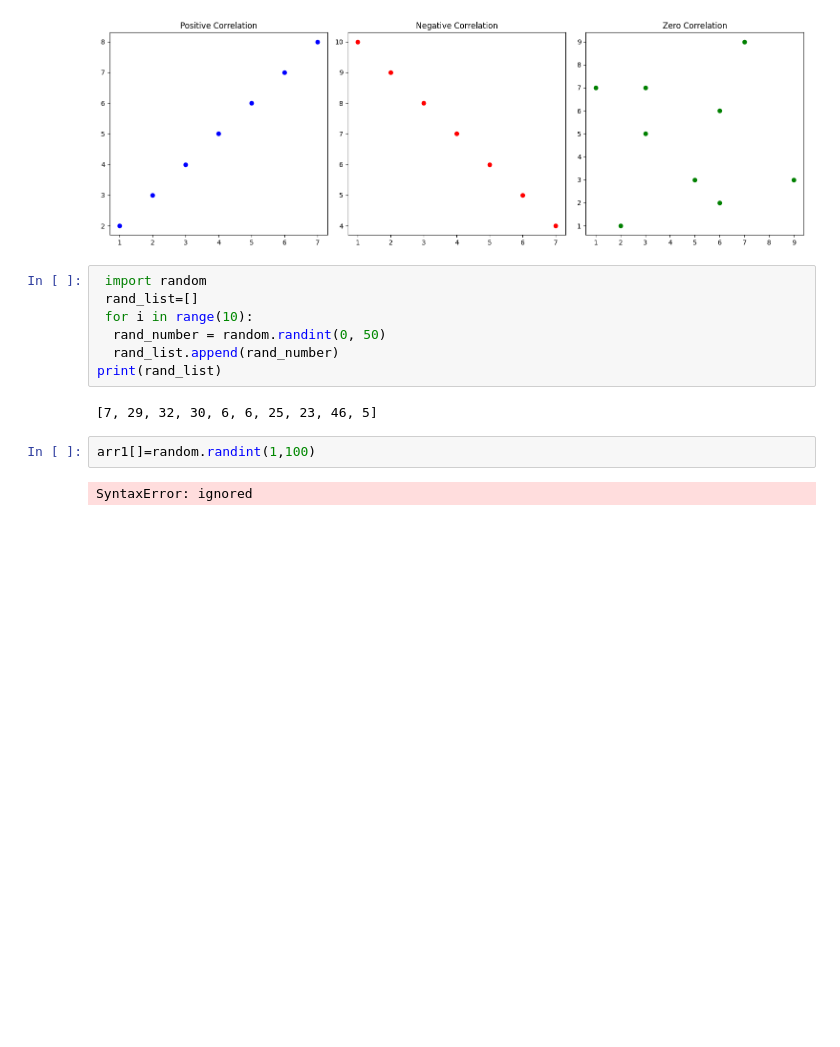
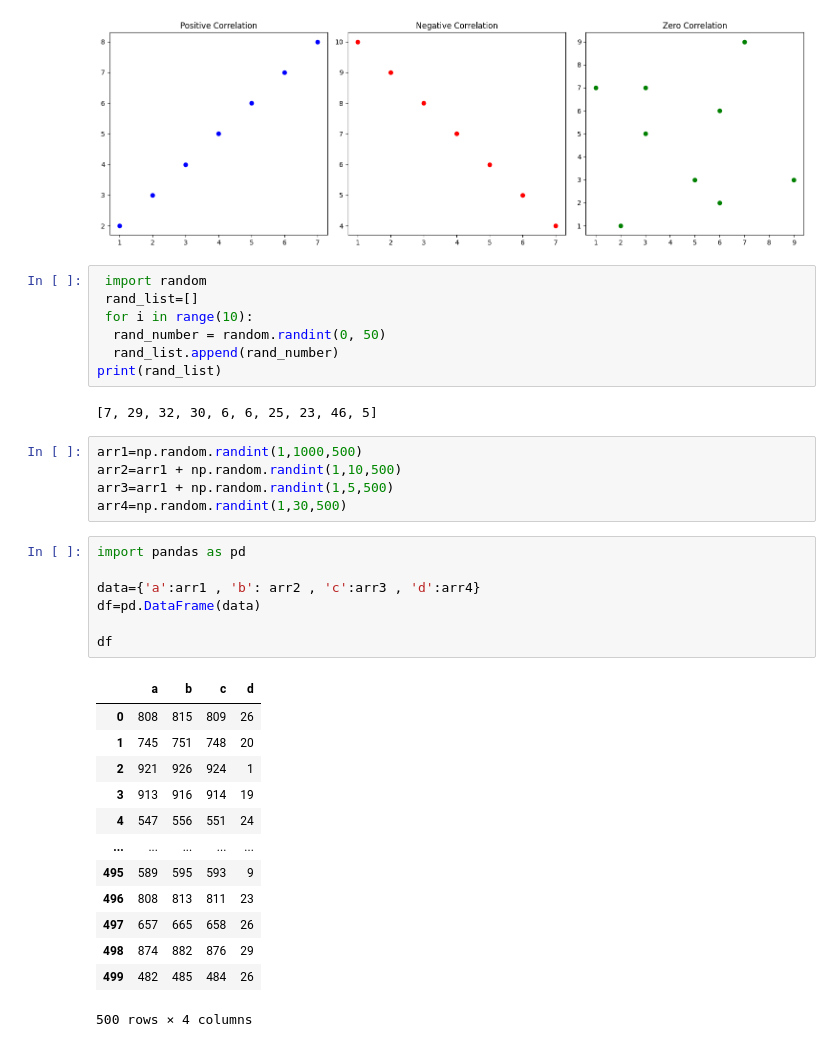
Before and after one commit to SahilBeniwal22/Reinforcement-Learning, a Jupyter notebook: Corealation.ipynb, the cells around one changed output. Saved outputs shown, nothing was run; the diff lists cells and outputs as text; blank space fills up the shorter version.

```diff
--- a/Corealation.ipynb
+++ b/Corealation.ipynb
@@ -46,7 +46,29 @@ plt.show()
 print(rand_list)
 # %% [output]
 [7, 29, 32, 30, 6, 6, 25, 23, 46, 5]
-# %%
-arr1[]=random.randint(1,100)
-# %% [output]
-SyntaxError: ignored
+# %%
+arr1=np.random.randint(1,1000,500)
+arr2=arr1 + np.random.randint(1,10,500)
+arr3=arr1 + np.random.randint(1,5,500)
+arr4=np.random.randint(1,30,500)
+# %%
+import pandas as pd
+
+data={'a':arr1 , 'b': arr2 , 'c':arr3 , 'd':arr4}
+df=pd.DataFrame(data)
+
+df
+# %% [output]
+|  | a | b | c | d |
+| 0 | 808 | 815 | 809 | 26 |
+| 1 | 745 | 751 | 748 | 20 |
+| 2 | 921 | 926 | 924 | 1 |
+| 3 | 913 | 916 | 914 | 19 |
+| 4 | 547 | 556 | 551 | 24 |
+| ... | ... | ... | ... | ... |
+| 495 | 589 | 595 | 593 | 9 |
+| 496 | 808 | 813 | 811 | 23 |
+| 497 | 657 | 665 | 658 | 26 |
+| 498 | 874 | 882 | 876 | 29 |
+| 499 | 482 | 485 | 484 | 26 |
+500 rows × 4 columns
```
Also changed, not shown: parts of 1 cell of this notebook.
